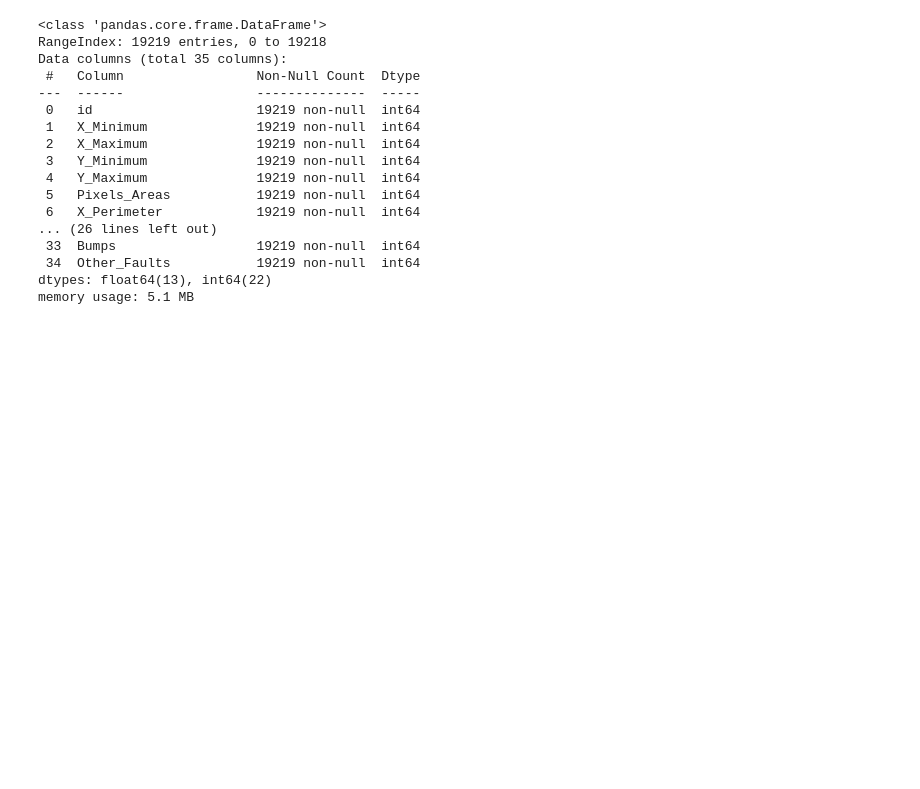
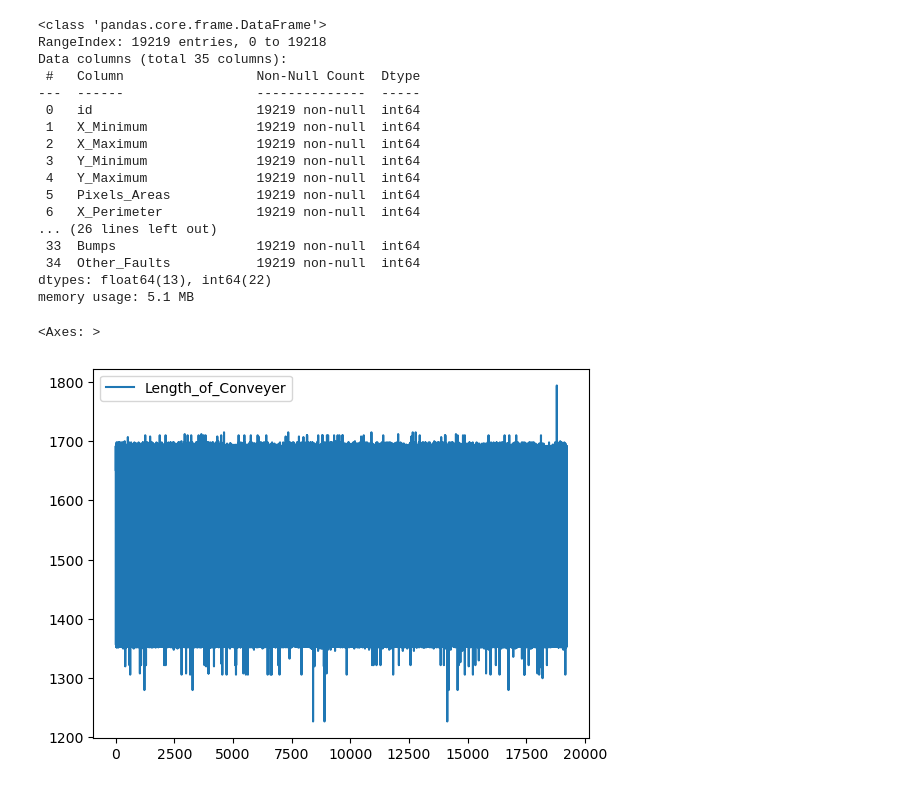
Before and after one commit to MikMar99/Optimising-Abalone-Price-through-Age-Prediction, a Jupyter notebook: data_explorer.ipynb, the cells around one changed output. Drawn from its saved outputs; the diff is of its cells as text; code cells hidden in the pictures; blank space fills up the shorter version.

```diff
--- a/data_explorer.ipynb
+++ b/data_explorer.ipynb
@@ -68,3 +68,8 @@ dtypes: float64(13), int64(22)
 memory usage: 5.1 MB
 # %%
 # this is a comment by yo boi
+# %%
+train_df[['Length_of_Conveyer']].plot()
+# %% [output]
+<Axes: >
+[figure, added]
```
